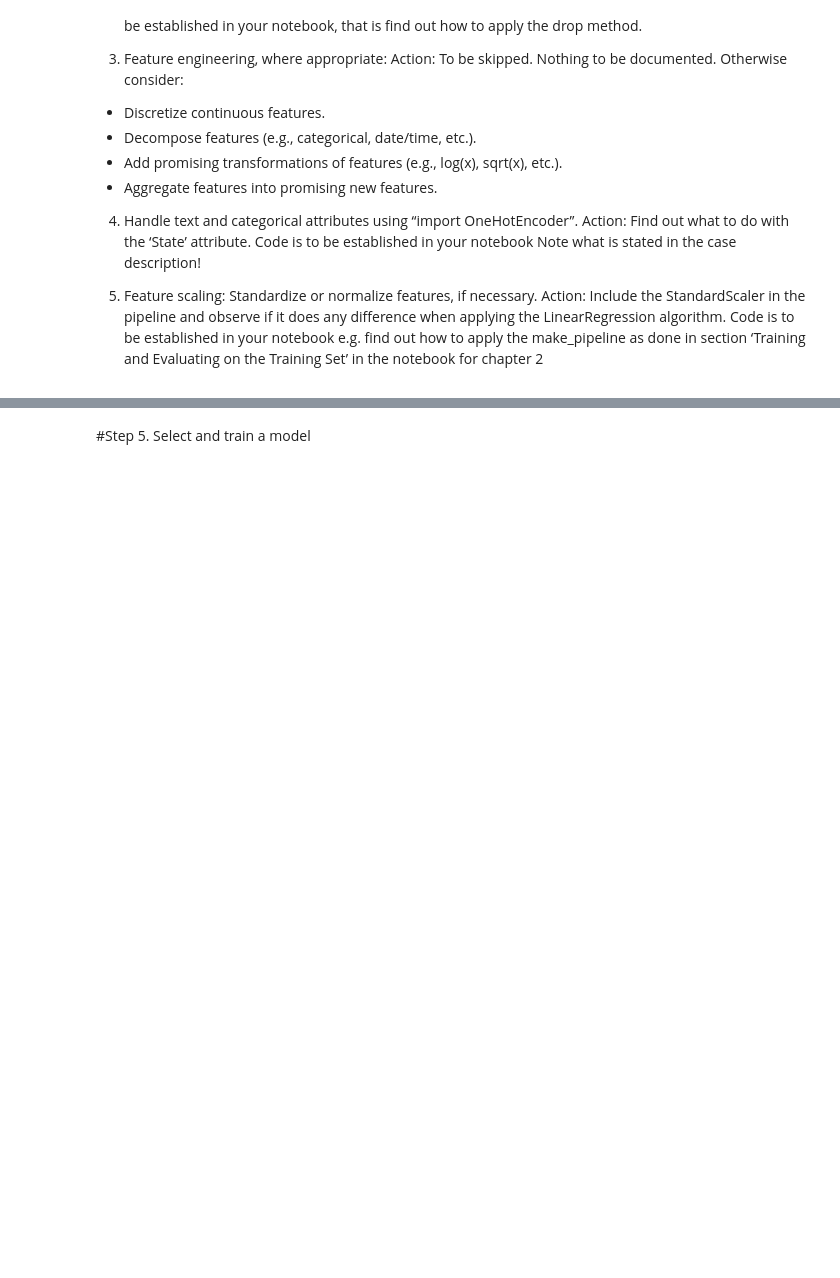
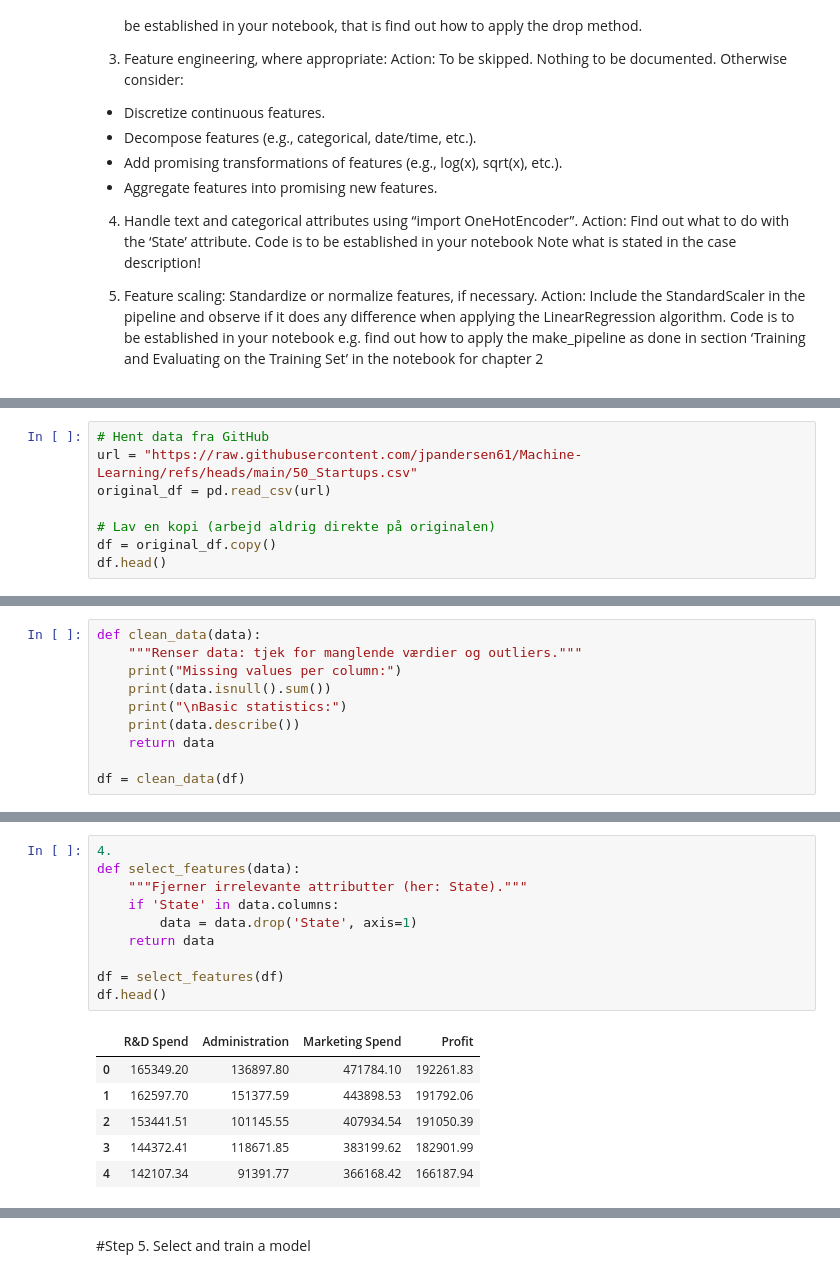
Before and after one commit to HazaraTechLab/Big-Mamma-Pizzaria, a Jupyter notebook: 50StartUps.ipynb, the cells around one changed output, grey strips where cells are left out. Saved outputs shown, nothing was run; the diff lists cells and outputs as text; blank space fills up the shorter version.

```diff
--- a/50StartUps.ipynb
+++ b/50StartUps.ipynb
@@ -369,0 +218,8 @@ hallloooooooooooooo
+# %%
+# Hent data fra GitHub
+url = "https://raw.githubusercontent.com/jpandersen61/Machine-Learning/refs/heads/main/50_Startups.csv"
+original_df = pd.read_csv(url)
+
+# Lav en kopi (arbejd aldrig direkte på originalen)
+df = original_df.copy()
+df.head()
@@ -369,0 +233,10 @@ hallloooooooooooooo
+# %%
+def clean_data(data):
+    """Renser data: tjek for manglende værdier og outliers."""
+    print("Missing values per column:")
+    print(data.isnull().sum())
+    print("\nBasic statistics:")
+    print(data.describe())
+    return data
+
+df = clean_data(df)
@@ -369,0 +262,17 @@ hallloooooooooooooo
+# %%
+4.
+def select_features(data):
+    """Fjerner irrelevante attributter (her: State)."""
+    if 'State' in data.columns:
+        data = data.drop('State', axis=1)
+    return data
+
+df = select_features(df)
+df.head()
+# %% [output]
+|  | R&D Spend | Administration | Marketing Spend | Profit |
+| 0 | 165349.20 | 136897.80 | 471784.10 | 192261.83 |
+| 1 | 162597.70 | 151377.59 | 443898.53 | 191792.06 |
+| 2 | 153441.51 | 101145.55 | 407934.54 | 191050.39 |
+| 3 | 144372.41 | 118671.85 | 383199.62 | 182901.99 |
+| 4 | 142107.34 | 91391.77 | 366168.42 | 166187.94 |
```
Also changed, not shown: parts of 22 cells of this notebook.
